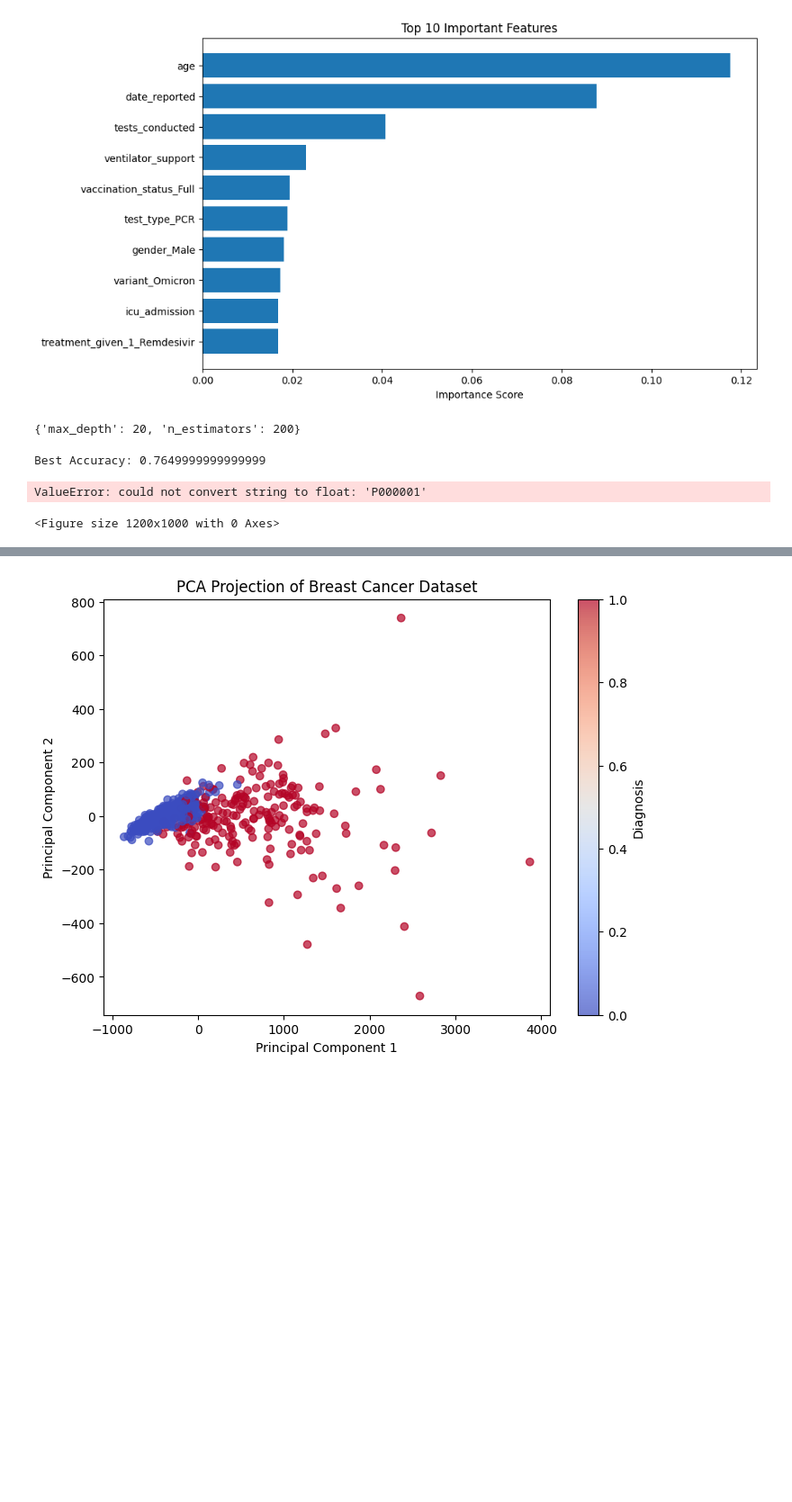
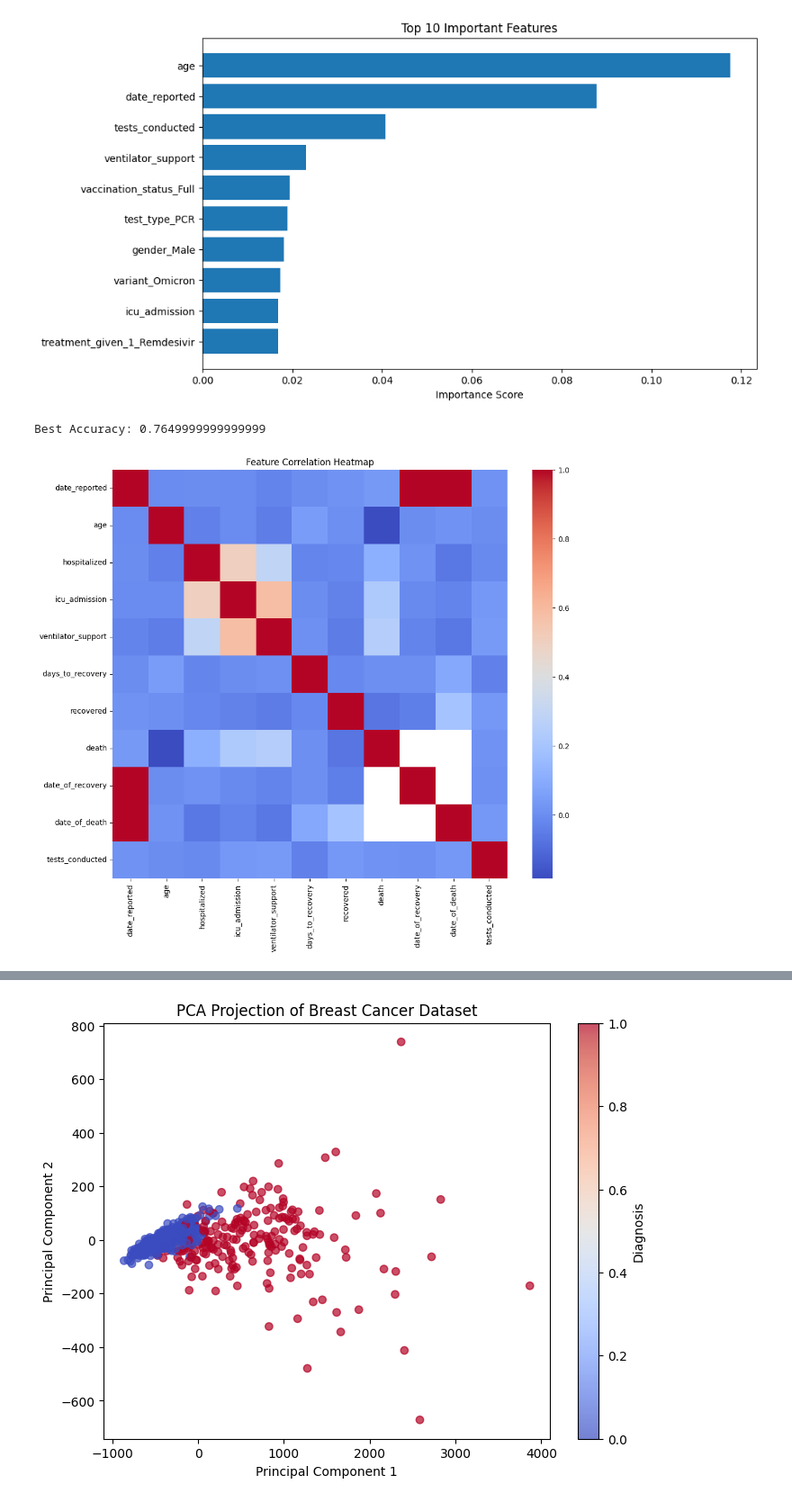
Before and after one commit to MathusiganSenthan/machine-learning-Group-Pro, a Jupyter notebook: model.ipynb, the cells around one changed output, grey strips where cells are left out. Shown at 90% size. Saved outputs shown, nothing was run; the diff lists cells and outputs as text; code cells hidden in the pictures; blank space fills up the shorter version.

```diff
--- a/model.ipynb
+++ b/model.ipynb
@@ -102,17 +102,3 @@ plt.show()
 3                  icu_admission    0.016933
 49  treatment_given_1_Remdesivir    0.016930
 [figure]
-# %%
-from sklearn.model_selection import GridSearchCV
-
-params = {
-    'n_estimators': [100, 200],
-    'max_depth': [None, 10, 20]
-}
-
-grid = GridSearchCV(RandomForestClassifier(), params, cv=5)
-grid.fit(X_train, y_train)
-
-print(grid.best_params_)
-# %% [output]
-{'max_depth': 20, 'n_estimators': 200}
@@ -133,14 +108,19 @@ print("Best Accuracy:", grid.best_score_)
 Best Accuracy: 0.7649999999999999
 # %%
 import matplotlib.pyplot as plt
+import seaborn as sns
 
+# Only use numeric columns for correlation
+numeric_df = df.select_dtypes(include=['number'])
+
+# Compute correlation
+corr = numeric_df.corr()
+
+# Plot heatmap
 plt.figure(figsize=(12,10))
-plt.imshow(df.corr(), cmap='coolwarm', aspect='auto')
-plt.colorbar()
+sns.heatmap(corr, cmap='coolwarm', annot=False)
+
 plt.title("Feature Correlation Heatmap")
-plt.xticks(range(len(df.columns)), df.columns, rotation=90)
-plt.yticks(range(len(df.columns)), df.columns)
 plt.show()
 # %% [output]
-ValueError: could not convert string to float: 'P000001'
-<Figure size 1200x1000 with 0 Axes>
+[figure, added]
```
Also changed, not shown: parts of 3 cells of this notebook.
